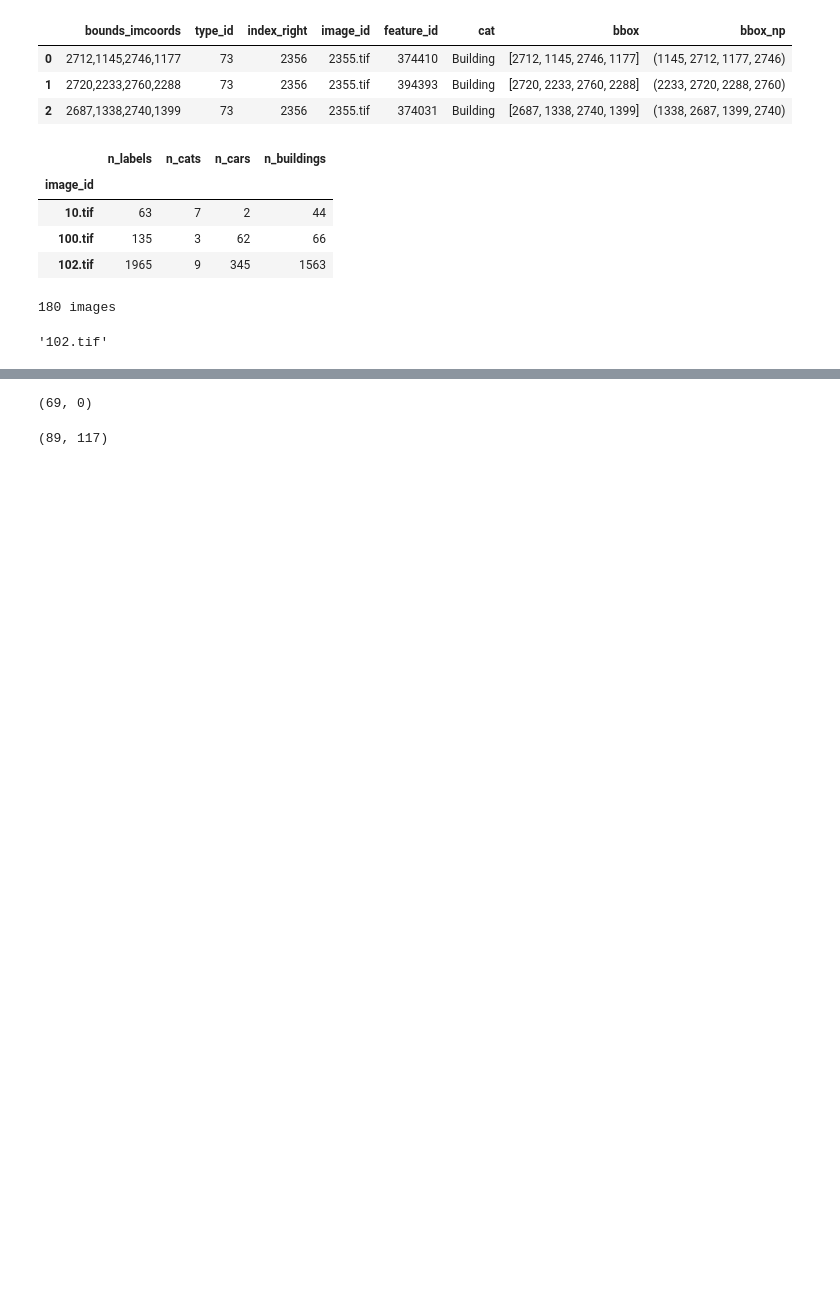
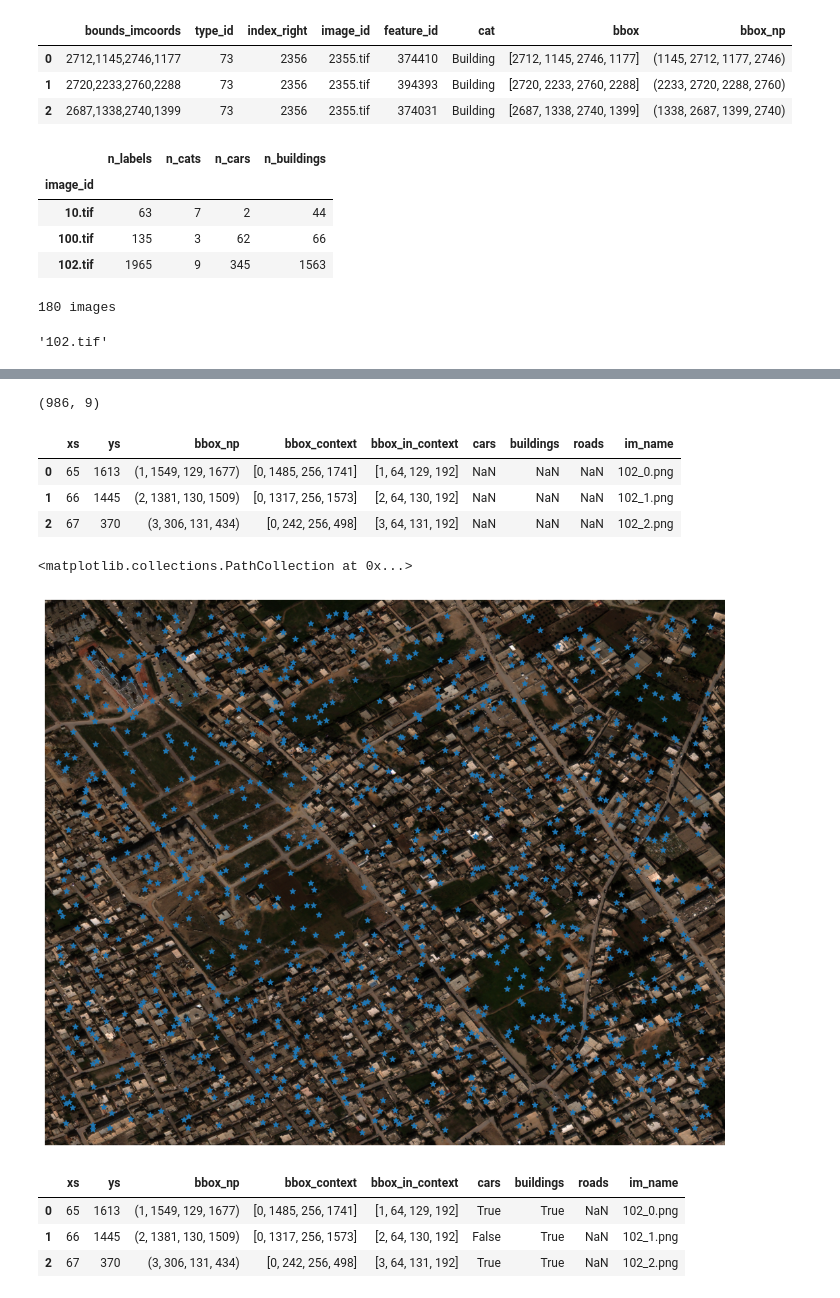
Before and after one commit to dpanas/clear-dear, a Jupyter notebook: notebooks/dp-1-data-prep-2-xView.ipynb, the cells around one changed output, grey strips where cells are left out. Cells and saved outputs as stored; diff of their text form; code cells hidden in the pictures; blank space fills up the shorter version.

```diff
--- a/notebooks/dp-1-data-prep-2-xView.ipynb
+++ b/notebooks/dp-1-data-prep-2-xView.ipynb
@@ -108,12 +152,10 @@ target_ims = [x for x in target_ims if os.path.exists(f'{data_path}{x}')]
 print(f'{len(target_ims)} images')
 # %% [output]
 180 images
-# %%
-target_ims = [x for x in target_ims if os.path.exists(f'{data_path}{x}')]
 # %%
 sample_im_name = target_ims[0]
 df_ = df.loc[ df['image_id']== sample_im_name]
-image_ = sduti.to_numpy( sduti.load_image( f'{data_path}{sample_im_name}'))
+image_ = np.array( Image.open(f'{data_path}{sample_im_name}'))#sdut.to_numpy( sdut.load_image( f'{data_path}{sample_im_name}'))
 xmax, ymax, _ = image_.shape
 figsize = ( int(xmax / 200), int( ymax/ 200))
 sample_im_name
@@ -149,31 +163,0 @@ splo.plot_bbox( *sgut.bbox_np(samp_bbox_np_), ax= ax)
-# %%
-start_ = tm.time()
-
-res = 128
-too_close = []
-wrong_shape = []
-for ii in range(len( x_samp)):
-    x, y = x_samp[ii], y_samp[ii]
-
-    samp_bbox, _ = center_on_bbox( (x,y,x,y), res, xmax, ymax)
-    if samp_bbox is not None:
-        samp_image_ = crop_to_bbox( image_, samp_bbox)
-        try:
-            assert samp_image_.shape == ( res, res, 3)
-            samp_labels = set(
-                df_.loc[ df_['bbox'].apply( lambda x: intersect( samp_bbox, x)) == True, 'type_id']
-            )
-            build_flag = 73 in samp_labels
-            car_flag = len( samp_labels & set([18])) > 0
-            out_name_ = sample_im_name.replace('.tif',f'_{ii}.png')
-            out_path_ = f'../data/xView-train_samples-test/{out_name_}'
-            #Image.fromarray( crop_to_bbox( image_, samp_bbox)).save( out_path_)
-            if ii < 3:
-                ax = splot.plot_single( crop_to_bbox( image_, samp_bbox), figsize= (3,3))
-                ax.set_title(f'Building={build_flag}, car={car_flag}')
-        except AssertionError:
-            wrong_shape.append(ii)#splot.plot_single( )
-    else:
-        too_close.append(ii)
-
-print(f'Took {(tm.time()-start_)/60} mins. Output {len(x_samp)-len(too_close)} images')
@@ -185,8 +164,19 @@ Took 0.09650110006332398 mins. Output 931 images
-# %%
-len(too_close), len(wrong_shape)
-# %% [output]
-(69, 0)
-# %%
-len(too_close), len(wrong_shape)
-# %% [output]
-(89, 117)
+# %%
+dfs = sample_xy( image_, 1000, seed= 13)
+dfs['im_name'] = [sample_im_name.replace('.tif',f'_{x}.png') for x in range(len(dfs))]
+dfs.shape
+# %% [output]
+(986, 9)
+# %%
+dfs.head(3)
+# %% [output]
+|  | xs | ys | bbox_np | bbox_context | bbox_in_context | cars | buildings | roads | im_name |
+| 0 | 65 | 1613 | (1, 1549, 129, 1677) | [0, 1485, 256, 1741] | [1, 64, 129, 192] | NaN | NaN | NaN | 102_0.png |
+| 1 | 66 | 1445 | (2, 1381, 130, 1509) | [0, 1317, 256, 1573] | [2, 64, 130, 192] | NaN | NaN | NaN | 102_1.png |
+| 2 | 67 | 370 | (3, 306, 131, 434) | [0, 242, 256, 498] | [3, 64, 131, 192] | NaN | NaN | NaN | 102_2.png |
+# %%
+ax = splo.plot_single(image_, figsize= figsize)
+ax.scatter(dfs['ys'], dfs['xs'], marker='*')
+# %% [output]
+<matplotlib.collections.PathCollection at 0x...>
+[figure, added]
@@ -192,0 +186,7 @@ len(too_close), len(wrong_shape)
+# %%
+dfs.head(3)
+# %% [output]
+|  | xs | ys | bbox_np | bbox_context | bbox_in_context | cars | buildings | roads | im_name |
+| 0 | 65 | 1613 | (1, 1549, 129, 1677) | [0, 1485, 256, 1741] | [1, 64, 129, 192] | True | True | NaN | 102_0.png |
+| 1 | 66 | 1445 | (2, 1381, 130, 1509) | [0, 1317, 256, 1573] | [2, 64, 130, 192] | False | True | NaN | 102_1.png |
+| 2 | 67 | 370 | (3, 306, 131, 434) | [0, 242, 256, 498] | [3, 64, 131, 192] | True | True | NaN | 102_2.png |
```
Also changed, not shown: parts of 10 cells of this notebook, 2 other files.
